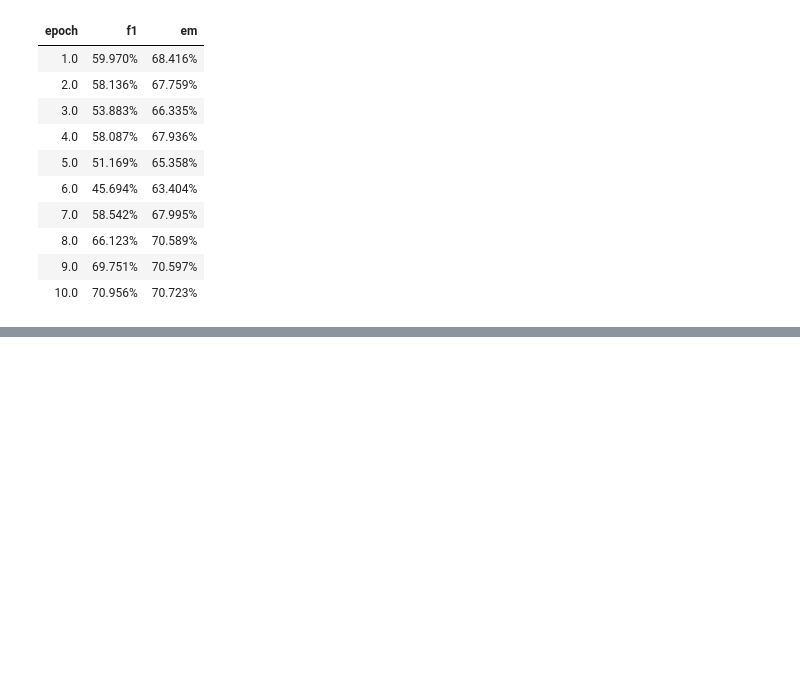
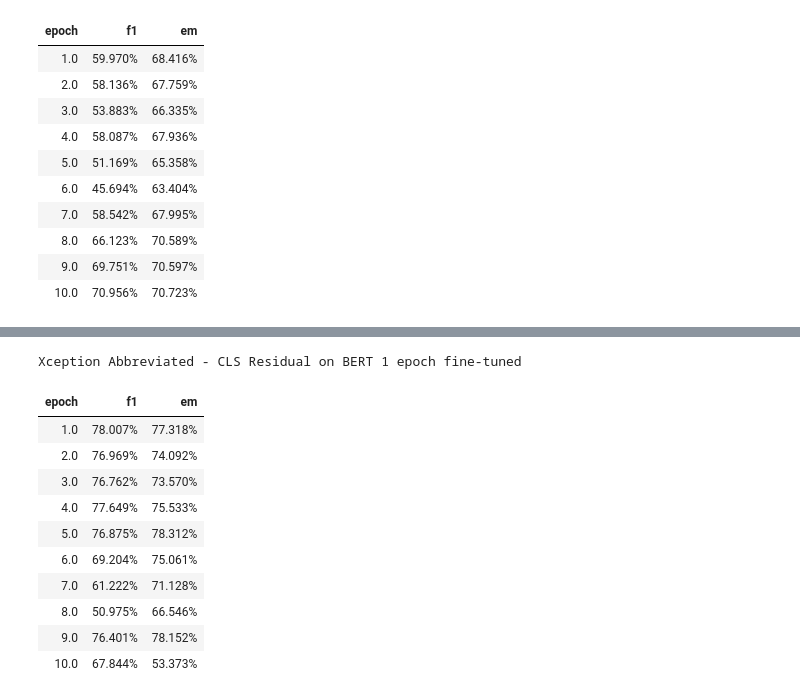
Before and after one commit to cbenge509/BERTVision, a Jupyter notebook: Example Performance Reporting.ipynb, the cells around one changed output, grey strips where cells are left out. Drawn from its saved outputs; the diff is of its cells as text; code cells hidden in the pictures; blank space fills up the shorter version.

```diff
--- a/Example Performance Reporting.ipynb
+++ b/Example Performance Reporting.ipynb
@@ -464,0 +525,45 @@ viz_bert_performance(**kwargs)
+# %%
+import pandas as pd
+from utils.training_utils import *
+
+df = pd.DataFrame({'epoch': {0: 1, 1: 2, 2: 3, 3: 4, 4: 5, 5: 6, 6: 7, 7: 8, 8: 9, 9: 10},
+ 'f1': {0: 0.780073499387505,
+  1: 0.7696915244085055,
+  2: 0.7676244075829384,
+  3: 0.7764868815880588,
+  4: 0.7687471935339021,
+  5: 0.6920436817472699,
+  6: 0.6122171945701358,
+  7: 0.5097506788447297,
+  8: 0.7640101892285298,
+  9: 0.6784386617100372},
+ 'em': {0: 0.7731828518487324,
+  1: 0.7409247873326034,
+  2: 0.7357028552177208,
+  3: 0.7553272130042955,
+  4: 0.7831213678093153,
+  5: 0.7506106291585951,
+  6: 0.7112776888739156,
+  7: 0.6654594458013982,
+  8: 0.7815210982902383,
+  9: 0.5337319969679104}})
+# %%
+# Generate table output of F1 / EM performance per epoch
+kwargs = {'df': df,
+          'title': 'Xception Abbreviated - CLS Residual on BERT 1 epoch fine-tuned',
+          'cmap': 'BuGn'}
+
+viz_table_scores(**kwargs)
+# %% [output]
+Xception Abbreviated - CLS Residual on BERT 1 epoch fine-tuned
+| epoch | f1 | em |
+| 1.0 | 78.007% | 77.318% |
+| 2.0 | 76.969% | 74.092% |
+| 3.0 | 76.762% | 73.570% |
+| 4.0 | 77.649% | 75.533% |
+| 5.0 | 76.875% | 78.312% |
+| 6.0 | 69.204% | 75.061% |
+| 7.0 | 61.222% | 71.128% |
+| 8.0 | 50.975% | 66.546% |
+| 9.0 | 76.401% | 78.152% |
+| 10.0 | 67.844% | 53.373% |
```
Also changed, not shown: parts of 4 cells of this notebook, 7 other files.
